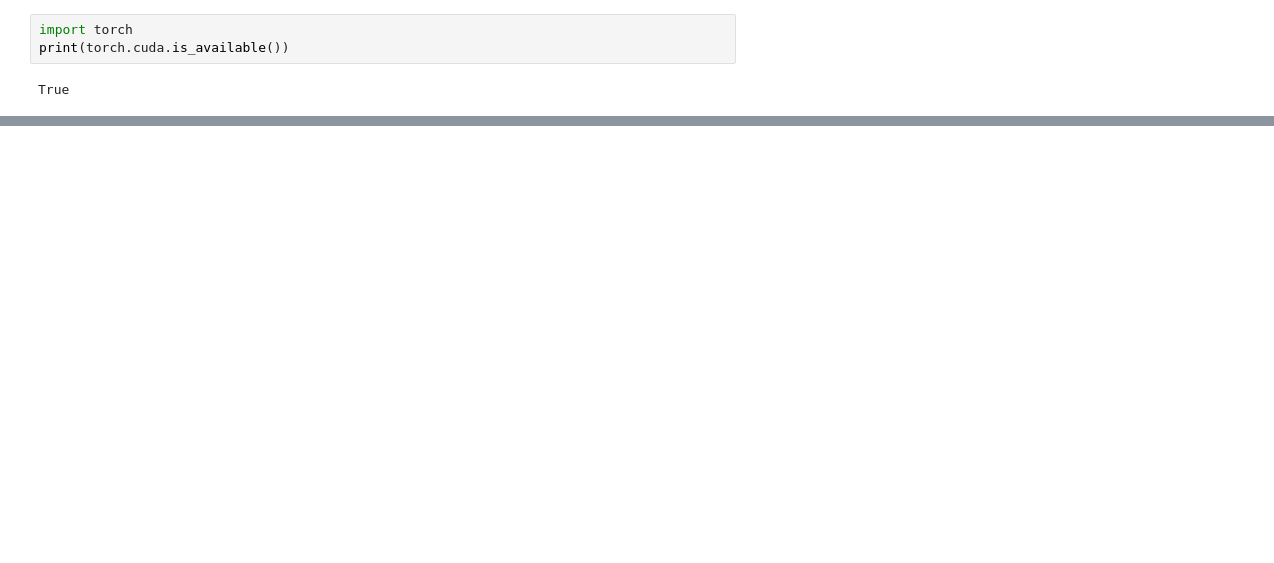
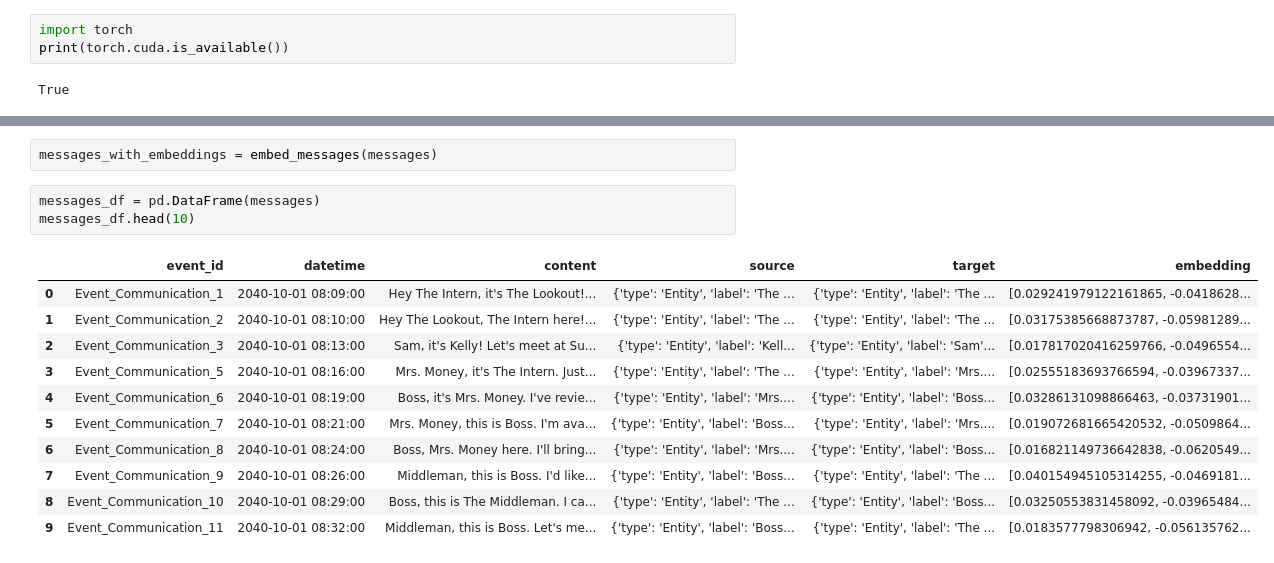
Before and after one commit to Mbaez97/vast-challenge3-2025, a Jupyter notebook: notebooks/question3.ipynb, the cells around one changed output, grey strips where cells are left out. Drawn from its saved outputs; the diff is of its cells as text; blank space fills up the shorter version.

```diff
--- a/notebooks/question3.ipynb
+++ b/notebooks/question3.ipynb
@@ -223,0 +218,17 @@ True
+# %%
+messages_with_embeddings = embed_messages(messages)
+# %%
+messages_df = pd.DataFrame(messages)
+messages_df.head(10)
+# %% [output]
+|  | event_id | datetime | content | source | target | embedding |
+| 0 | Event_Communication_1 | 2040-10-01 08:09:00 | Hey The Intern, it's The Lookout!... | {'type': 'Entity', 'label': 'The ... | {'type': 'Entity', 'label': 'The ... | [0.029241979122161865, -0.0418628... |
+| 1 | Event_Communication_2 | 2040-10-01 08:10:00 | Hey The Lookout, The Intern here!... | {'type': 'Entity', 'label': 'The ... | {'type': 'Entity', 'label': 'The ... | [0.03175385668873787, -0.05981289... |
+| 2 | Event_Communication_3 | 2040-10-01 08:13:00 | Sam, it's Kelly! Let's meet at Su... | {'type': 'Entity', 'label': 'Kell... | {'type': 'Entity', 'label': 'Sam'... | [0.017817020416259766, -0.0496554... |
+| 3 | Event_Communication_5 | 2040-10-01 08:16:00 | Mrs. Money, it's The Intern. Just... | {'type': 'Entity', 'label': 'The ... | {'type': 'Entity', 'label': 'Mrs.... | [0.02555183693766594, -0.03967337... |
+| 4 | Event_Communication_6 | 2040-10-01 08:19:00 | Boss, it's Mrs. Money. I've revie... | {'type': 'Entity', 'label': 'Mrs.... | {'type': 'Entity', 'label': 'Boss... | [0.03286131098866463, -0.03731901... |
+| 5 | Event_Communication_7 | 2040-10-01 08:21:00 | Mrs. Money, this is Boss. I'm ava... | {'type': 'Entity', 'label': 'Boss... | {'type': 'Entity', 'label': 'Mrs.... | [0.019072681665420532, -0.0509864... |
+| 6 | Event_Communication_8 | 2040-10-01 08:24:00 | Boss, Mrs. Money here. I'll bring... | {'type': 'Entity', 'label': 'Mrs.... | {'type': 'Entity', 'label': 'Boss... | [0.016821149736642838, -0.0620549... |
+| 7 | Event_Communication_9 | 2040-10-01 08:26:00 | Middleman, this is Boss. I'd like... | {'type': 'Entity', 'label': 'Boss... | {'type': 'Entity', 'label': 'The ... | [0.040154945105314255, -0.0469181... |
+| 8 | Event_Communication_10 | 2040-10-01 08:29:00 | Boss, this is The Middleman. I ca... | {'type': 'Entity', 'label': 'The ... | {'type': 'Entity', 'label': 'Boss... | [0.03250553831458092, -0.03965484... |
+| 9 | Event_Communication_11 | 2040-10-01 08:32:00 | Middleman, this is Boss. Let's me... | {'type': 'Entity', 'label': 'Boss... | {'type': 'Entity', 'label': 'The ... | [0.0183577798306942, -0.056135762... |
```
Also changed, not shown: parts of 13 cells of this notebook.
